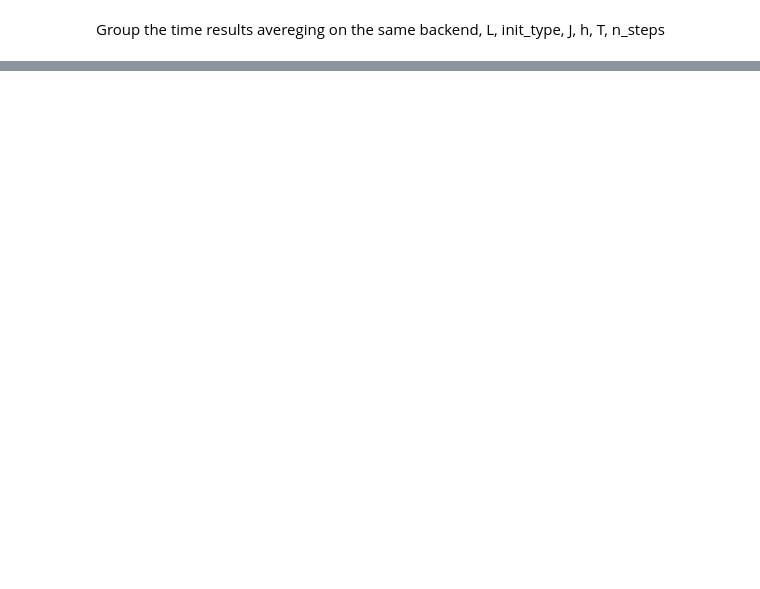
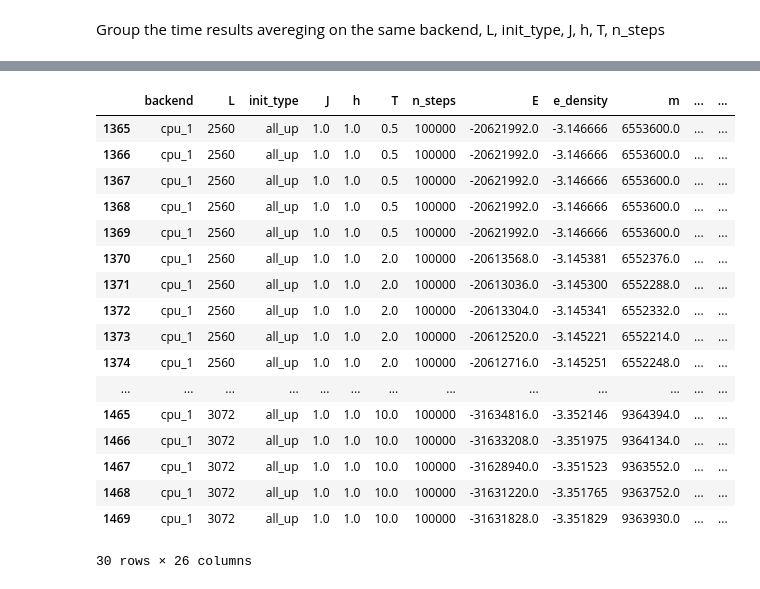
Before and after one commit to nicolomontagner02/GPU_Ising_model, a Jupyter notebook: Post_processing.ipynb, the cells around one changed output, grey strips where cells are left out. Drawn from its saved outputs; the diff is of its cells as text; code cells hidden in the pictures; blank space fills up the shorter version.

```diff
--- a/Post_processing.ipynb
+++ b/Post_processing.ipynb
@@ -165,0 +240,2 @@ def plot_avg_performance(
+# %%
+df_clean, df_bad = filter_physical_energy_magnetization(df, 0.1)
@@ -165,0 +250,21 @@ def plot_avg_performance(
+# %%
+df_bad
+# %% [output]
+|  | backend | L | init_type | J | h | T | n_steps | E | e_density | m | ... | ... |
+| 1365 | cpu_1 | 2560 | all_up | 1.0 | 1.0 | 0.5 | 100000 | -20621992.0 | -3.146666 | 6553600.0 | ... | ... |
+| 1366 | cpu_1 | 2560 | all_up | 1.0 | 1.0 | 0.5 | 100000 | -20621992.0 | -3.146666 | 6553600.0 | ... | ... |
+| 1367 | cpu_1 | 2560 | all_up | 1.0 | 1.0 | 0.5 | 100000 | -20621992.0 | -3.146666 | 6553600.0 | ... | ... |
+| 1368 | cpu_1 | 2560 | all_up | 1.0 | 1.0 | 0.5 | 100000 | -20621992.0 | -3.146666 | 6553600.0 | ... | ... |
+| 1369 | cpu_1 | 2560 | all_up | 1.0 | 1.0 | 0.5 | 100000 | -20621992.0 | -3.146666 | 6553600.0 | ... | ... |
+| 1370 | cpu_1 | 2560 | all_up | 1.0 | 1.0 | 2.0 | 100000 | -20613568.0 | -3.145381 | 6552376.0 | ... | ... |
+| 1371 | cpu_1 | 2560 | all_up | 1.0 | 1.0 | 2.0 | 100000 | -20613036.0 | -3.145300 | 6552288.0 | ... | ... |
+| 1372 | cpu_1 | 2560 | all_up | 1.0 | 1.0 | 2.0 | 100000 | -20613304.0 | -3.145341 | 6552332.0 | ... | ... |
+| 1373 | cpu_1 | 2560 | all_up | 1.0 | 1.0 | 2.0 | 100000 | -20612520.0 | -3.145221 | 6552214.0 | ... | ... |
+| 1374 | cpu_1 | 2560 | all_up | 1.0 | 1.0 | 2.0 | 100000 | -20612716.0 | -3.145251 | 6552248.0 | ... | ... |
+| ... | ... | ... | ... | ... | ... | ... | ... | ... | ... | ... | ... | ... |
+| 1465 | cpu_1 | 3072 | all_up | 1.0 | 1.0 | 10.0 | 100000 | -31634816.0 | -3.352146 | 9364394.0 | ... | ... |
+| 1466 | cpu_1 | 3072 | all_up | 1.0 | 1.0 | 10.0 | 100000 | -31633208.0 | -3.351975 | 9364134.0 | ... | ... |
+| 1467 | cpu_1 | 3072 | all_up | 1.0 | 1.0 | 10.0 | 100000 | -31628940.0 | -3.351523 | 9363552.0 | ... | ... |
+| 1468 | cpu_1 | 3072 | all_up | 1.0 | 1.0 | 10.0 | 100000 | -31631220.0 | -3.351765 | 9363752.0 | ... | ... |
+| 1469 | cpu_1 | 3072 | all_up | 1.0 | 1.0 | 10.0 | 100000 | -31631828.0 | -3.351829 | 9363930.0 | ... | ... |
+30 rows × 26 columns
```
Also changed, not shown: parts of 8 cells of this notebook, 1 other file.
